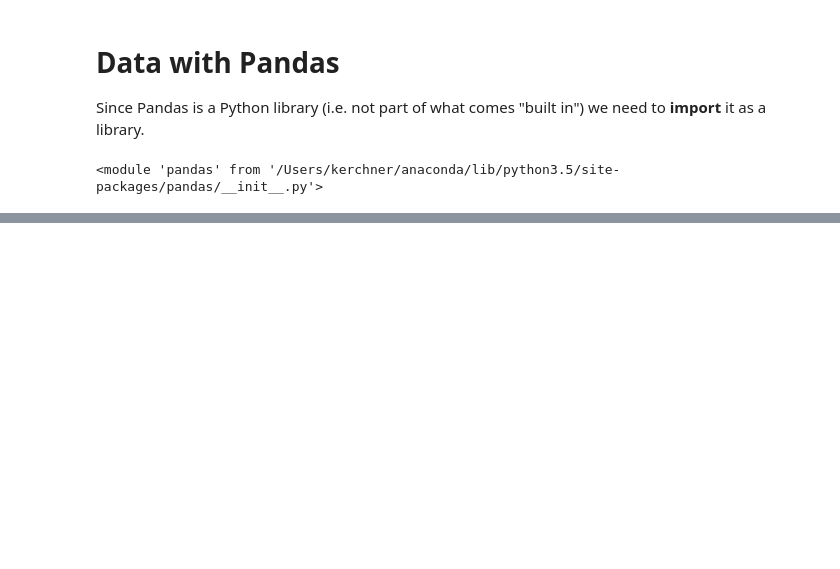
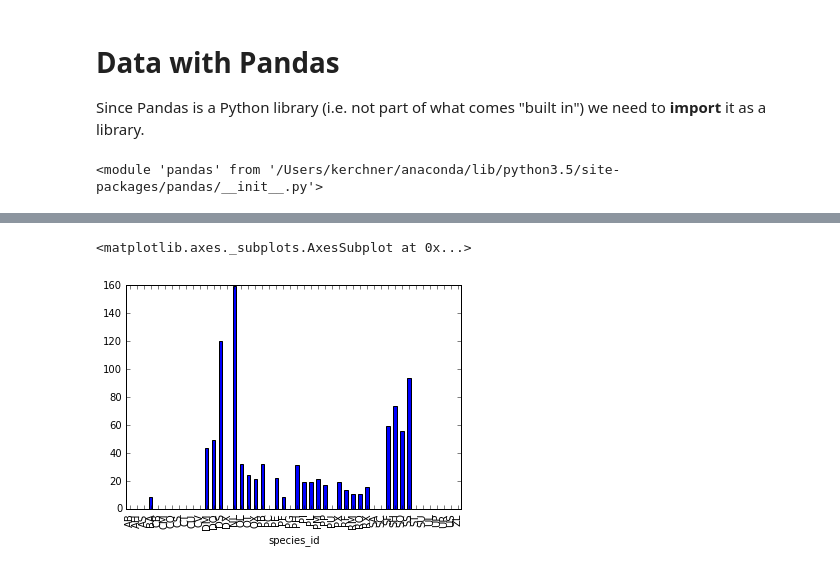
Before and after one commit to gwu-libraries/python-intro-workshop, a Jupyter notebook: Python Workshop.ipynb, the cells around one changed output, grey strips where cells are left out. Drawn from its saved outputs; the diff is of its cells as text; code cells hidden in the pictures; blank space fills up the shorter version.

```diff
--- a/Python Workshop.ipynb
+++ b/Python Workshop.ipynb
@@ -171,0 +323,5 @@ pd
+# %%
+species_mean_weights.plot(kind='bar')
+# %% [output]
+<matplotlib.axes._subplots.AxesSubplot at 0x...>
+[figure, added]
```
Also changed, not shown: parts of 80 cells of this notebook.
